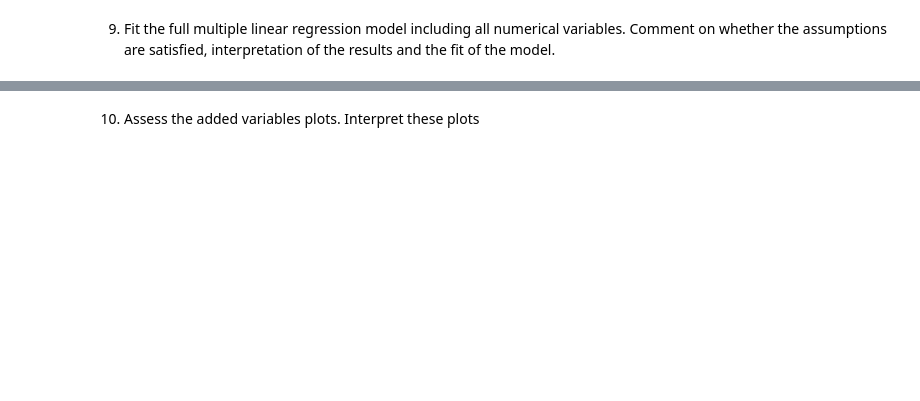
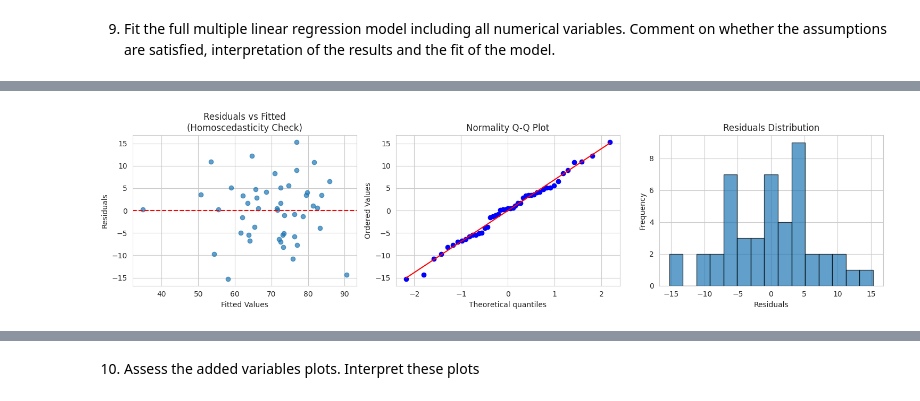
Before and after one commit to ryanhabis/College-folder, a Jupyter notebook: semester-1/statistics/lab_2/lab_2.ipynb, the cells around one changed output, grey strips where cells are left out. Saved outputs shown, nothing was run; the diff lists cells and outputs as text; code cells hidden in the pictures; blank space fills up the shorter version.

```diff
--- a/semester-1/statistics/lab_2/lab_2.ipynb
+++ b/semester-1/statistics/lab_2/lab_2.ipynb
@@ -237,2 +370,20 @@ we are interested on what impacts fertility
 # %% [markdown]
 8. Multiple Linear Regression Model
+# %%
+# 8. Multiple Linear Regression Model
+
+print("MULTIPLE LINEAR REGRESSION: All Variables")
+print("=" * 50)
+
+# Prepare data for multiple regression (excluding the 'Name' column)
+X_multi = swiss[['Agriculture', 'Examination', 'Education', 'Catholic', 'Infant.Mortality']]
+y_multi = swiss['Fertility']
+
+# Add constant
+X_multi_const = sm.add_constant(X_multi)
+
+# Fit multiple regression model
+model_multi = sm.OLS(y_multi, X_multi_const).fit()
+
+# Print results
+print(model_multi.summary())
@@ -239,2 +408,74 @@ we are interested on what impacts fertility
 # %% [markdown]
 9. Fit the full multiple linear regression model including all numerical variables. Comment on whether the assumptions are satisfied, interpretation of the results and the fit of the model.
+# %%
+# 9. Comment on whether the assumptions are satisfied, interpretation of the results and the fit of the model.
+
+print("MULTIPLE REGRESSION: ASSUMPTION CHECKING AND INTERPRETATION")
+print("=" * 60)
+
+# Check multicollinearity
+from statsmodels.stats.outliers_influence import variance_inflation_factor
+
+print("\nMULTICOLLINEARITY CHECK (Variance Inflation Factors):")
+vif_data = pd.DataFrame()
+vif_data["Variable"] = X_multi_const.columns
+vif_data["VIF"] = [variance_inflation_factor(X_multi_const.values, i) for i in range(X_multi_const.shape[1])]
+print(vif_data)
+
+print("\nVIF Interpretation:")
+print("VIF < 5: No multicollinearity")
+print("VIF 5-10: Moderate multicollinearity")
+print("VIF > 10: High multicollinearity")
+
+# Check residuals for multiple regression
+residuals_multi = model_multi.resid
+fitted_multi = model_multi.fittedvalues
+
+plt.figure(figsize=(15, 4))
+
+# Residuals vs Fitted
+plt.subplot(1, 3, 1)
+plt.scatter(fitted_multi, residuals_multi, alpha=0.7)
+plt.axhline(y=0, color='red', linestyle='--')
+plt.xlabel('Fitted Values')
+plt.ylabel('Residuals')
+plt.title('Residuals vs Fitted\n(Homoscedasticity Check)')
+
+# Q-Q Plot
+plt.subplot(1, 3, 2)
+stats.probplot(residuals_multi, dist="norm", plot=plt)
+plt.title('Normality Q-Q Plot')
+
+# Residuals distribution
+plt.subplot(1, 3, 3)
+plt.hist(residuals_multi, bins=15, alpha=0.7, edgecolor='black')
+plt.xlabel('Residuals')
+plt.ylabel('Frequency')
+plt.title('Residuals Distribution')
+
+plt.tight_layout()
+plt.show()
+
+# Statistical tests
+print(f"\nASSUMPTION TESTS:")
+print(f"Normality (Shapiro-Wilk): p-value = {stats.shapiro(residuals_multi)[1]:.3f}")
+
+# Model interpretation
+print("\nMODEL INTERPRETATION:")
+print(f"R-squared: {model_multi.rsquared:.3f} → Model explains {model_multi.rsquared*100:.1f}% of fertility variation")
+print(f"Adjusted R-squared: {model_multi.rsquared_adj:.3f}")
+
+print("\nSIGNIFICANT PREDICTORS (p < 0.05):")
+significant_vars = model_multi.pvalues[model_multi.pvalues < 0.05].index.tolist()
+for var in significant_vars:
+    if var != 'const':
+        coef = model_multi.params[var]
+        pval = model_multi.pvalues[var]
+        direction = "increases" if coef > 0 else "decreases"
+        print(f"- {var}: coefficient = {coef:.3f} (p = {pval:.3f}) → {direction} fertility")
+
+print("\nNON-SIGNIFICANT PREDICTORS (p ≥ 0.05):")
+non_sig_vars = [var for var in model_multi.pvalues.index if model_multi.pvalues[var] >= 0.05 and var != 'const']
+for var in non_sig_vars:
+    print(f"- {var}: p = {model_multi.pvalues[var]:.3f}")
+# %% [output]
@@ -240,0 +498 @@ we are interested on what impacts fertility
+[figure, added]
```
Also changed, not shown: parts of 6 cells of this notebook, 19 other files.
